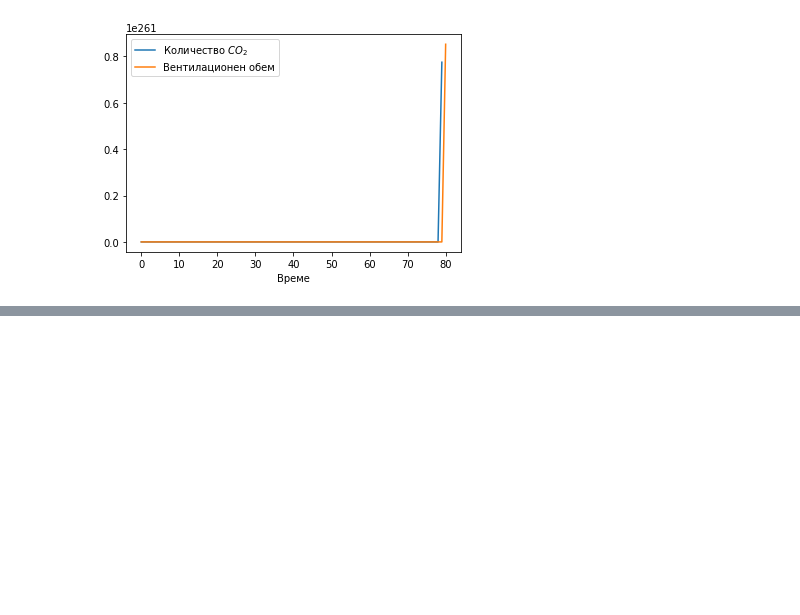
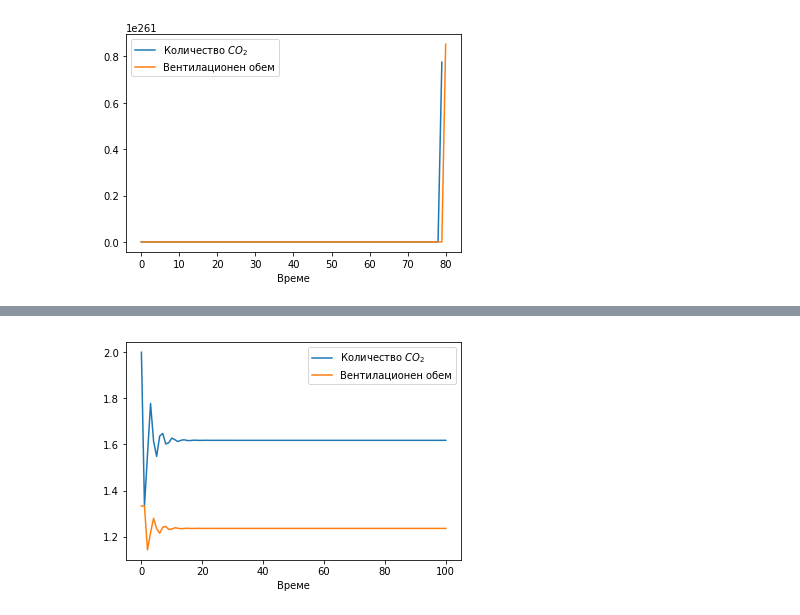
Before and after one commit to Beatris/biomath_models, a Jupyter notebook: Ventilation Control.ipynb, the cells around one changed output, grey strips where cells are left out. Cells and saved outputs as stored; diff of their text form; code cells hidden in the pictures; blank space fills up the shorter version.

Commit message:
WIP: Update Ventilation Control model with the sigmoid function for the chemoreceptors sensitivity.

```diff
--- a/Ventilation Control.ipynb
+++ b/Ventilation Control.ipynb
@@ -272,0 +326,17 @@ plot_model(nonlinear_model(100, 1.1, 1.1, 1.2)) # alpha * beta = 1.21
+# %%
+def model(iterations, K=None, l=None, beta=None, m=None, v_max=None, c0=None):
+    c_current = c0
+    v_current = v_max * s(c_current, K=K, l=l)
+    result = [[c_current, v_current]]
+    for _ in range(iterations):
+        v_next = v_max * s(c_current, K=K, l=l)
+        c_next = c_current - beta * c_current * v_current + m
+        result.append([c_next, v_next])
+        c_current = c_next
+        v_current = v_next
+    return result
+# %%
+result = model(100, K=1, l=1, beta=1, m=2, v_max=2, c0=2)
+plot_model(result)
+# %% [output]
+[figure, added]
```
Also changed, not shown: parts of 7 cells of this notebook.
